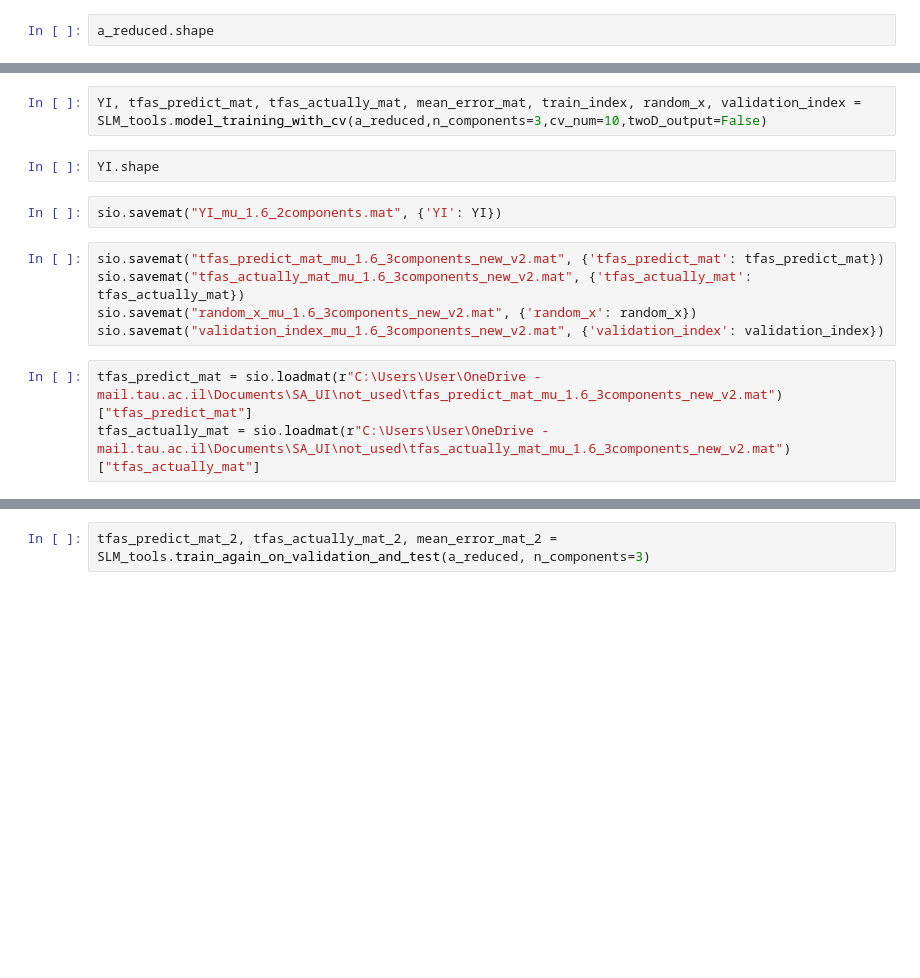
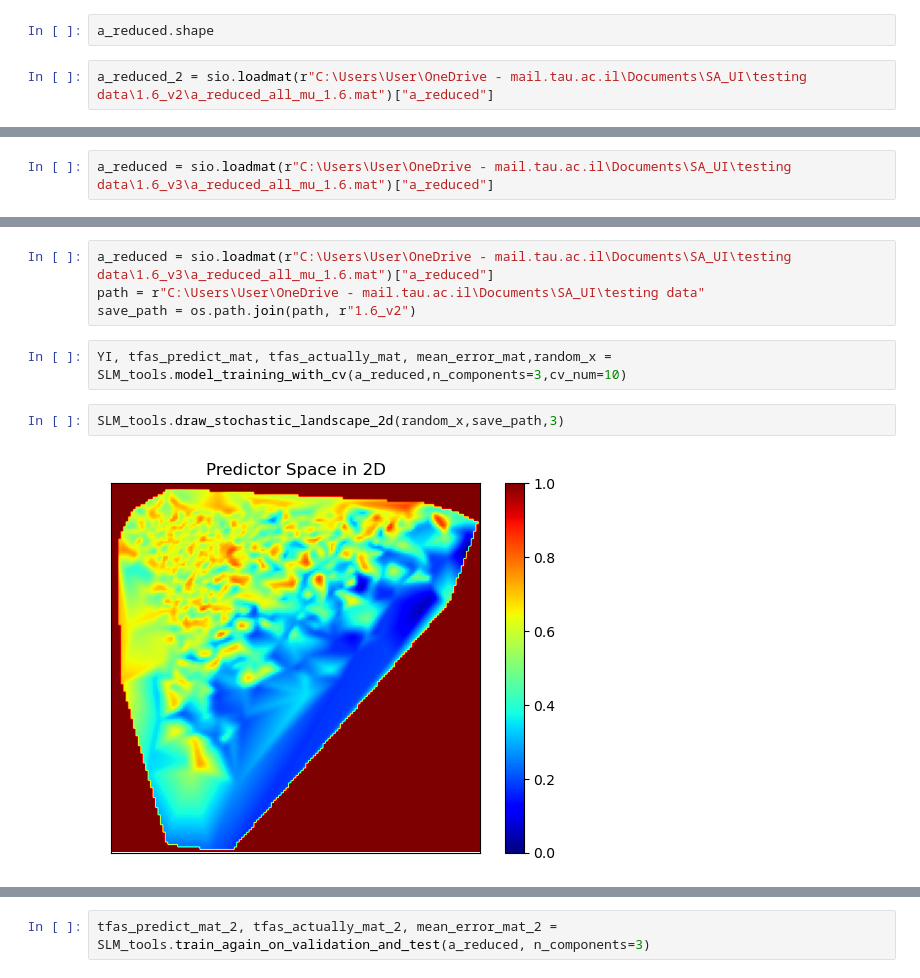
Before and after one commit to OkTAU16/SA_UI, a Jupyter notebook: not_used/testing.ipynb, the cells around one changed output, grey strips where cells are left out. Saved outputs shown, nothing was run; the diff lists cells and outputs as text; blank space fills up the shorter version.

```diff
--- a/not_used/testing.ipynb
+++ b/not_used/testing.ipynb
@@ -137,2 +129,4 @@ a_reduced = sio.loadmat(r"C:\Users\User\OneDrive - mail.tau.ac.il\Documents\SA_U
 # %%
 a_reduced.shape
+# %%
+a_reduced_2 = sio.loadmat(r"C:\Users\User\OneDrive - mail.tau.ac.il\Documents\SA_UI\testing data\1.6_v2\a_reduced_all_mu_1.6.mat")["a_reduced"]
@@ -138,0 +135,2 @@ a_reduced.shape
+# %%
+a_reduced = sio.loadmat(r"C:\Users\User\OneDrive - mail.tau.ac.il\Documents\SA_UI\testing data\1.6_v3\a_reduced_all_mu_1.6.mat")["a_reduced"]
@@ -139,15 +150,11 @@ a_reduced.shape
+# %%
+a_reduced = sio.loadmat(r"C:\Users\User\OneDrive - mail.tau.ac.il\Documents\SA_UI\testing data\1.6_v3\a_reduced_all_mu_1.6.mat")["a_reduced"]
+path = r"C:\Users\User\OneDrive - mail.tau.ac.il\Documents\SA_UI\testing data"
+save_path = os.path.join(path, r"1.6_v2")
 # %%
-YI, tfas_predict_mat, tfas_actually_mat, mean_error_mat, train_index, random_x, validation_index = SLM_tools.model_training_with_cv(a_reduced,n_components=3,cv_num=10,twoD_output=False)
+YI, tfas_predict_mat, tfas_actually_mat, mean_error_mat,random_x = SLM_tools.model_training_with_cv(a_reduced,n_components=3,cv_num=10)
-# %%
-YI.shape
-# %%
-sio.savemat("YI_mu_1.6_2components.mat", {'YI': YI})
-# %%
-sio.savemat("tfas_predict_mat_mu_1.6_3components_new_v2.mat", {'tfas_predict_mat': tfas_predict_mat})
-sio.savemat("tfas_actually_mat_mu_1.6_3components_new_v2.mat", {'tfas_actually_mat': tfas_actually_mat})
-sio.savemat("random_x_mu_1.6_3components_new_v2.mat", {'random_x': random_x})
-sio.savemat("validation_index_mu_1.6_3components_new_v2.mat", {'validation_index': validation_index})
-# %%
-tfas_predict_mat = sio.loadmat(r"C:\Users\User\OneDrive - mail.tau.ac.il\Documents\SA_UI\not_used\tfas_predict_mat_mu_1.6_3components_new_v2.mat")["tfas_predict_mat"]
-tfas_actually_mat = sio.loadmat(r"C:\Users\User\OneDrive - mail.tau.ac.il\Documents\SA_UI\not_used\tfas_actually_mat_mu_1.6_3components_new_v2.mat")["tfas_actually_mat"]
+# %%
+SLM_tools.draw_stochastic_landscape_2d(random_x,save_path,3)
+# %% [output]
+[figure, added]
 # %%
```
Also changed, not shown: parts of 20 cells of this notebook, 48 other files.
